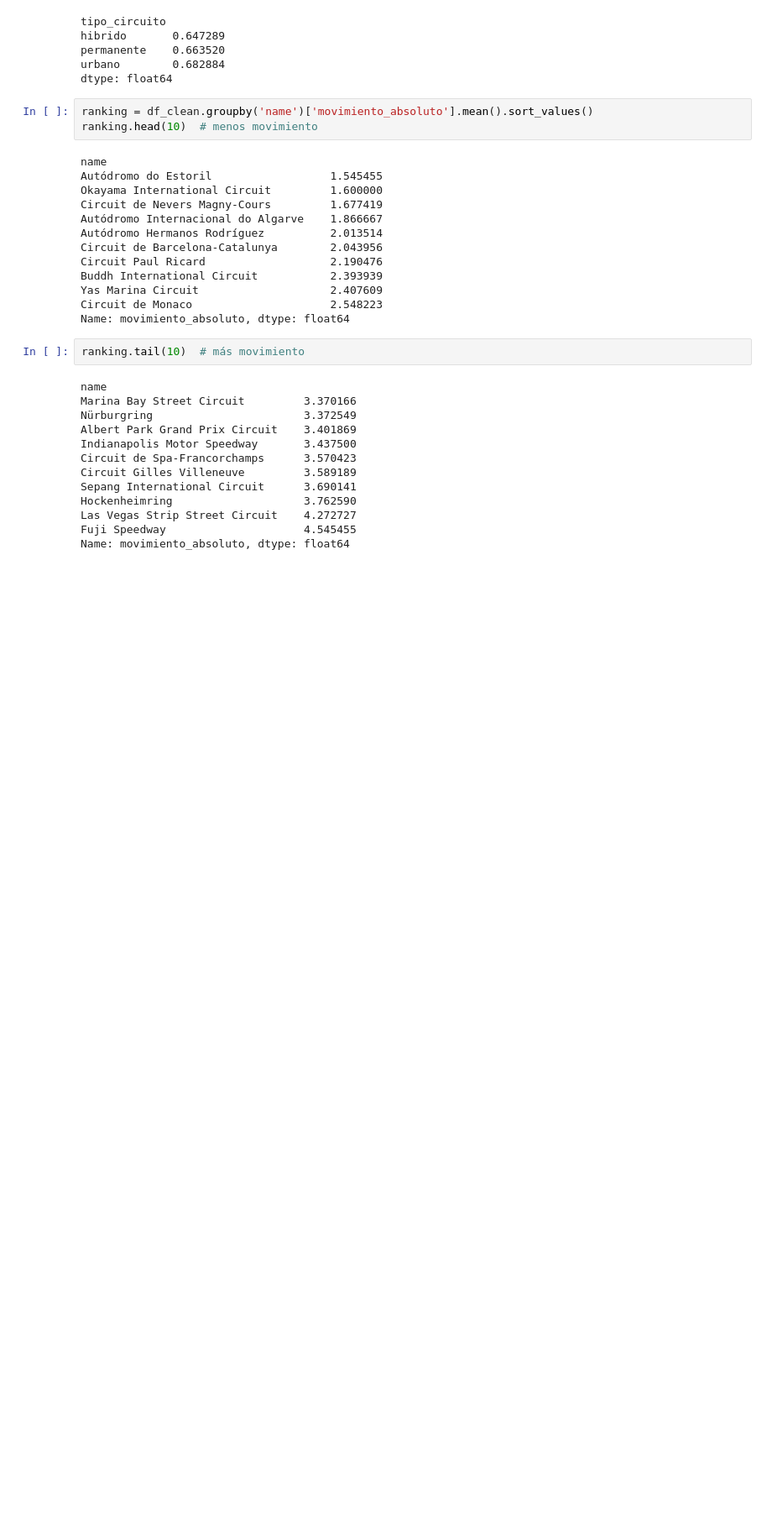
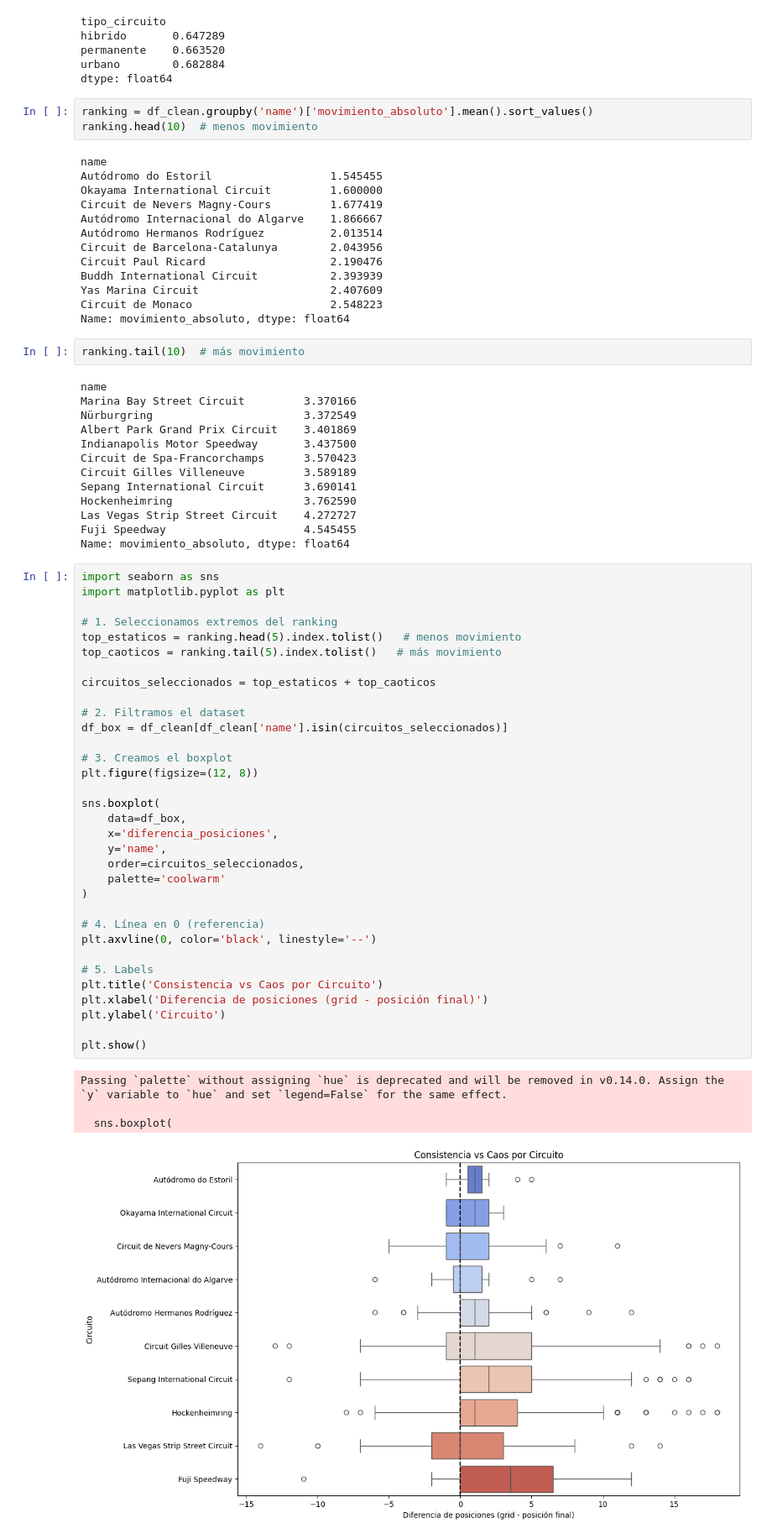
Before and after one commit to ividelmastro/Ciencia-de-datos, a Jupyter notebook: ver_bd.ipynb, the cells around one changed output. Shown at 84% size. Cells and saved outputs as stored; diff of their text form; blank space fills up the shorter version.

```diff
--- a/ver_bd.ipynb
+++ b/ver_bd.ipynb
@@ -343,3 +343,41 @@ Hockenheimring                    3.762590
 Las Vegas Strip Street Circuit    4.272727
 Fuji Speedway                     4.545455
 Name: movimiento_absoluto, dtype: float64
+# %%
+import seaborn as sns
+import matplotlib.pyplot as plt
+
+# 1. Seleccionamos extremos del ranking
+top_estaticos = ranking.head(5).index.tolist()   # menos movimiento
+top_caoticos = ranking.tail(5).index.tolist()   # más movimiento
+
+circuitos_seleccionados = top_estaticos + top_caoticos
+
+# 2. Filtramos el dataset
+df_box = df_clean[df_clean['name'].isin(circuitos_seleccionados)]
+
+# 3. Creamos el boxplot
+plt.figure(figsize=(12, 8))
+
+sns.boxplot(
+    data=df_box,
+    x='diferencia_posiciones',
+    y='name',
+    order=circuitos_seleccionados,
+    palette='coolwarm'
+)
+
+# 4. Línea en 0 (referencia)
+plt.axvline(0, color='black', linestyle='--')
+
+# 5. Labels
+plt.title('Consistencia vs Caos por Circuito')
+plt.xlabel('Diferencia de posiciones (grid - posición final)')
+plt.ylabel('Circuito')
+
+plt.show()
+# %% [output]
+Passing `palette` without assigning `hue` is deprecated and will be removed in v0.14.0. Assign the `y` variable to `hue` and set `legend=False` for the same effect.
+
+  sns.boxplot(
+[figure, added]
```
Also changed, not shown: parts of 7 cells of this notebook.
